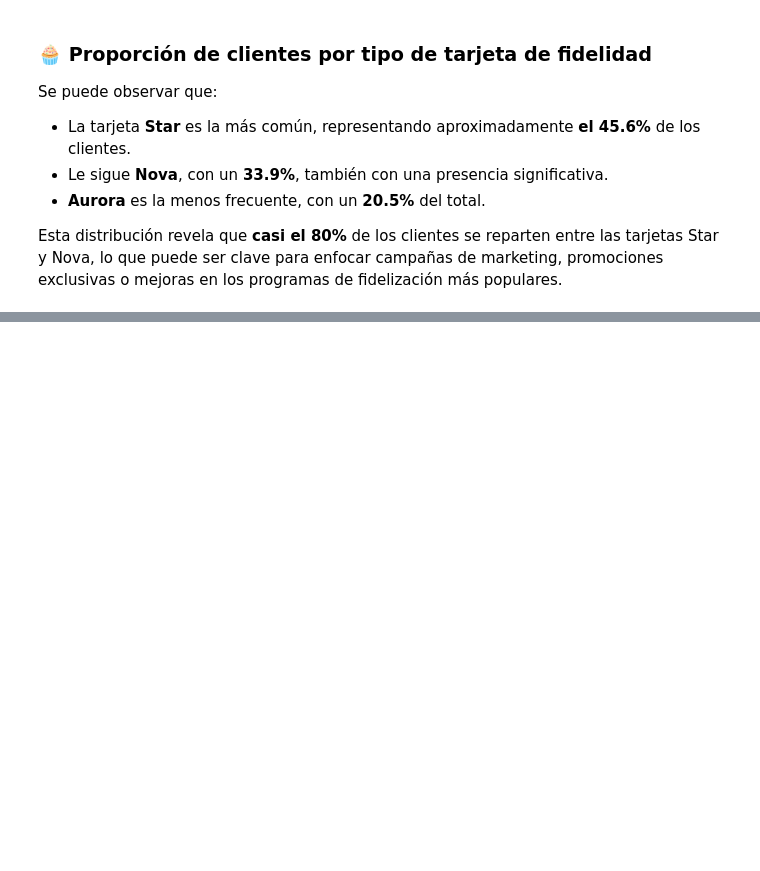
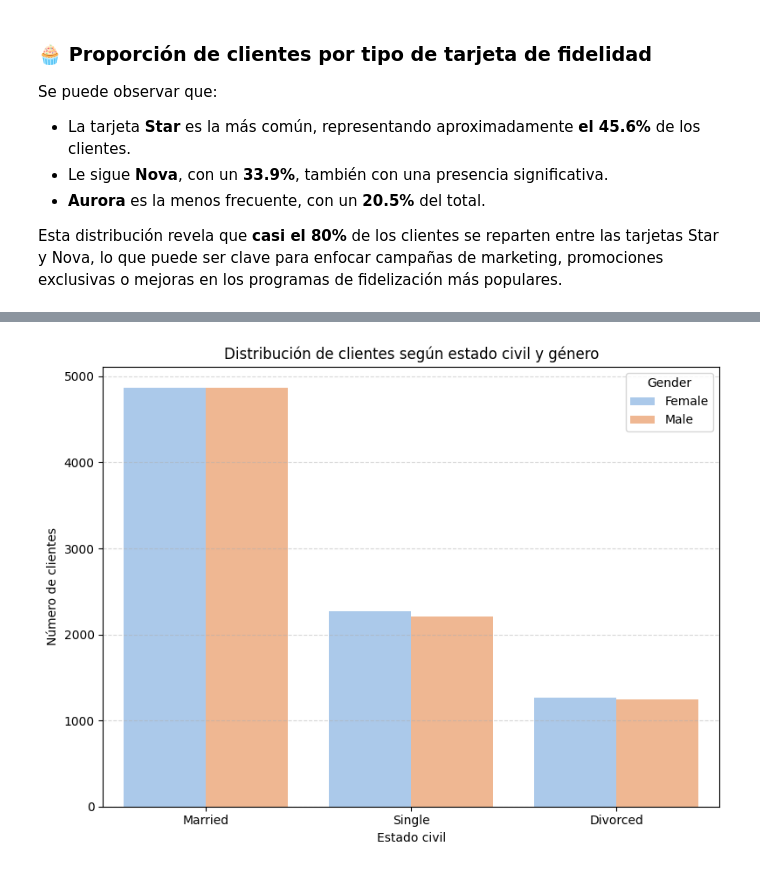
Before and after one commit to Adalab/bda-modulo-3-evaluacion-final-Isabel-GM, a Jupyter notebook: Ejercicio evaluacion mod 3.ipynb, the cells around one changed output, grey strips where cells are left out. Saved outputs shown, nothing was run; the diff lists cells and outputs as text; code cells hidden in the pictures; blank space fills up the shorter version.

```diff
--- a/Ejercicio evaluacion mod 3.ipynb
+++ b/Ejercicio evaluacion mod 3.ipynb
@@ -785,0 +790,16 @@ Esta distribución revela que **casi el 80%** de los clientes se reparten entre
+# %%
+# columnas que necesito: Gender -> genero Male/Female (cat), Marital Status -> Married/Single/Divorced (cat), Loyalty Number -> para contar los clientes y no duplicar
+# como he hecho antes para no duplicar clientes, junto las tres columnas que necesito y elimino los duplicados.
+
+# Creo el DataFrame de clientes únicos
+clientes_estado = df_unido[['Loyalty Number', 'Gender', 'Marital Status']].drop_duplicates() #Hago un DF que tiene únicamente una fila por cliente con su género y estado civil
+
+plt.figure(figsize=(8,6)) # tamaño del grafico
+sns.countplot(data=clientes_estado, x='Marital Status', hue='Gender', palette='pastel') # con hue= Gender -> agrupo las barras por genero
+plt.title('Distribución de clientes según estado civil y género')
+plt.xlabel('Estado civil')
+plt.ylabel('Número de clientes')
+plt.grid(axis='y', linestyle='--', alpha=0.5) # pongo en el eje Y linea discontinua clara
+plt.tight_layout(); # ajusto margenes
+# %% [output]
+[figure, added]
```
Also changed, not shown: parts of 4 cells of this notebook.
